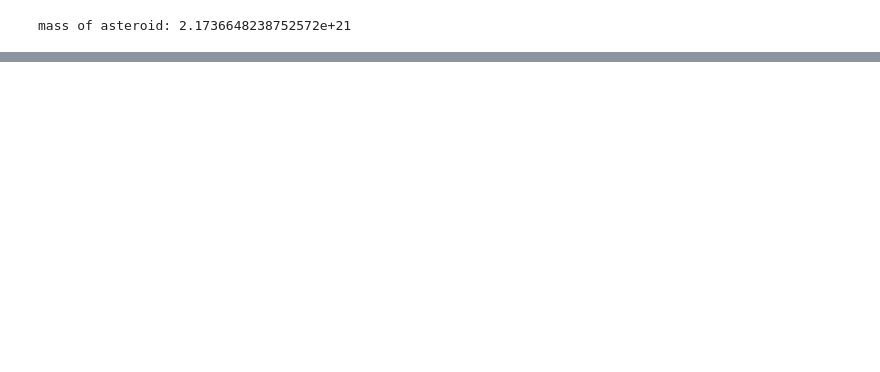
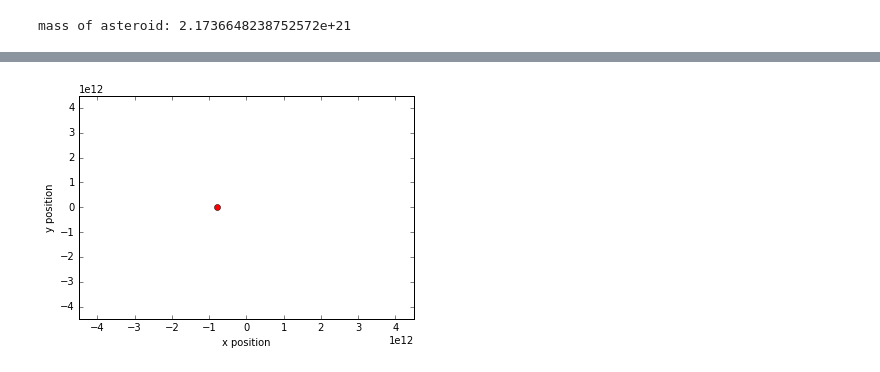
Before and after one commit to nah91/Destabilization, a Jupyter notebook: Plot-to-Video (not finished).ipynb, the cells around one changed output, grey strips where cells are left out. Cells and saved outputs as stored; diff of their text form; code cells hidden in the pictures; blank space fills up the shorter version.

```diff
--- a/Plot-to-Video (not finished).ipynb
+++ b/Plot-to-Video (not finished).ipynb
@@ -77,7 +77,7 @@ mass of asteroid: 2.1736648238752572e+21
 # %%
 ########     ENTIRE SOLAR SYSTEM SIMULATION GENERALIZED TO n OBJECTS
 
-N = 101
+N = 1001
 t3 = np.linspace(0, T_Earth, N)
 t5 = np.linspace(0, T_Jupiter, N)
 
@@ -233,0 +223,39 @@ PermissionError: [WinError 5] Access is denied
+# %%
+#####  now try to adapt above code for creation of animation of solar system data NOT YET COMPLETE
+
+import os, sys
+
+ff_path = os.path.join('C:/', 'Program Files/','ImageMagick-7.0.3-Q16', 'ffmpeg.exe')
+plt.rcParams['animation.ffmpeg_path'] = ff_path
+if ff_path not in sys.path: sys.path.append(ff_path)
+
+imgk_path = os.path.join('C:/', 'Program Files/', 'ImageMagick-7.0.3-Q16', 'convert.exe')
+plt.rcParams['animation.convert_path'] = imgk_path
+if ff_path not in sys.path: sys.path.append(imgk_path)
+
+fig = plt.figure()
+ax = plt.axes(xlim=(-D8, D8), ylim=(-D8, D8))
+data, = ax.plot([], [], 'ro')
+ax.set_xlabel('x position')
+ax.set_ylabel('y position')
+
+def init():
+    data.set_data([], [])
+    return data,
+
+def animate(time):
+    x = Period_Jupiter[time, 20]
+    y = Period_Jupiter[time, 22]
+    data.set_data(x, y)
+    return data,
+
+anim = animation.FuncAnimation(fig, animate, init_func=init, frames=1000, interval=20, blit=True)
+
+FFwriter = animation.FFMpegWriter()
+
+anim.save(os.path.join('C:/', 'Users/', 'Dito/', 'Documents/', 'UPITT/', 'Fall 2016/', 'Physics 1321/', 'Destabilization',
+                       'basic_animation.mp4'), writer = FFwriter, fps=60, extra_args=['-vcodec', 'libx264'])
+
+#anim.save(os.path.join('C:/', 'Users/', 'Dito/', 'Documents','basic_animation.gif'), writer='ImageMagick-7.0.3-Q16', fps=30)
+# %% [output]
+[figure, added]
```
Also changed, not shown: parts of 5 cells of this notebook, 2 other files.
